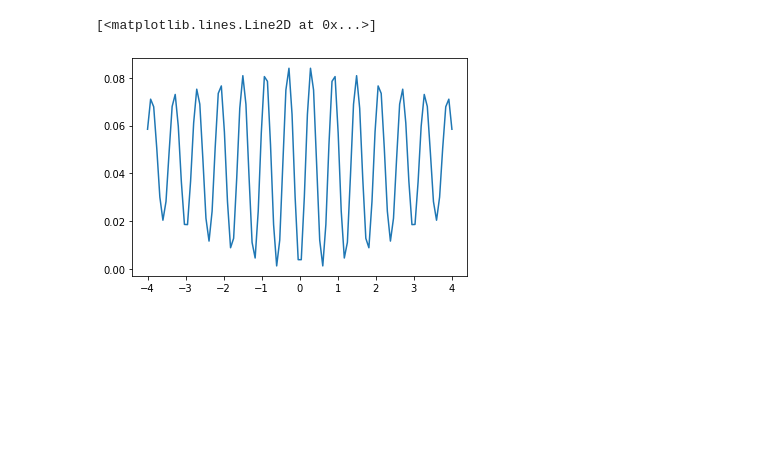
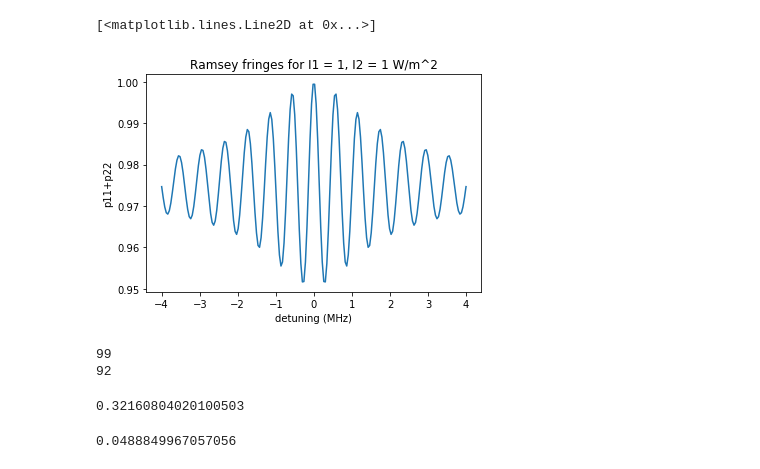
Before and after one commit to dahlia-ghoshal/cpt, a Jupyter notebook: intensity.ipynb, the cells around one changed output. Saved outputs shown, nothing was run; the diff lists cells and outputs as text; code cells hidden in the pictures; blank space fills up the shorter version.

Commit message:
calculated contrast and linewidth of ramsey fringe

```diff
--- a/intensity.ipynb
+++ b/intensity.ipynb
@@ -10,10 +11,13 @@ P0 = np.array([p11, p22, p12, p13, p23], dtype='complex')
 # %%
 w1=cpt.get_w1(1)
 w2=cpt.get_w2(1)
-# %%
-(detuning, p33) = cpt.ramsey_resonance(10, 10, 0.3, P0, 3, 3, 4)
-plt.plot(detuning, p33.real)
-# %% [output]
-[<matplotlib.lines.Line2D at 0x...>]
-[figure, removed]
+# %%
+(detuning, ptot) = cpt.ramsey_resonance(10e-6, 10e-6, 0.3e-6, P0, 1, 1, 4e6, n=200)
+plt.xlabel('detuning (MHz)')
+plt.ylabel('p11+p22')
+plt.title('Ramsey fringes for I1 = 1, I2 = 1 W/m^2')
+plt.plot(detuning*1e-6, ptot.real)
+# %% [output]
+[<matplotlib.lines.Line2D at 0x...>]
+[figure, added]
 # %%
@@ -23,0 +37,55 @@ with open("data1.csv", "a") as datafile:
+# %%
+# find fringe signal amplitude
+
+n=len(df)
+starti=int(n*3/8)
+stopi=int(n*5/8)
+df2 = df.loc[starti : stopi]  # choose center section of plot
+n2=len(df2)
+minp=maxp=0.97
+mini=maxi=0
+for i in range(starti , stopi):
+    if (df2[p][i] < minp):
+        minp = df2[p][i]
+        mini = i
+    elif (df2[p][i] > maxp):
+        maxp = df2[p][i]
+        maxi = i
+
+S=maxp-minp
+print(maxi)
+print(mini)
+# %% [output]
+99
+92
+# %%
+# find fwhm and height (B)
+
+leftmini=rightmini=0
+prev=maxp
+for i in range(maxi-1, starti, -1):
+    if (df2[p][i] > prev):
+        leftmini = i+1
+        break
+    prev = df2[p][i]
+
+prev=maxp
+for i in range(maxi+1, stopi):
+    if (df2[p][i] > prev):
+        rightmini = i-1
+        break
+    prev = df2[p][i]
+
+B=(df2[p][leftmini] + df2[p][midi])/2
+
+l = int((leftmini+maxi) / 2)
+r = int((rightmini+maxi) / 2)
+fwhm = df2[d][r] - df2[d][l]
+fwhm
+# %% [output]
+0.32160804020100503
+# %%
+contrast=S/B
+contrast
+# %% [output]
+0.0488849967057056
```
Also changed, not shown: parts of 4 cells of this notebook, 1 other file.
